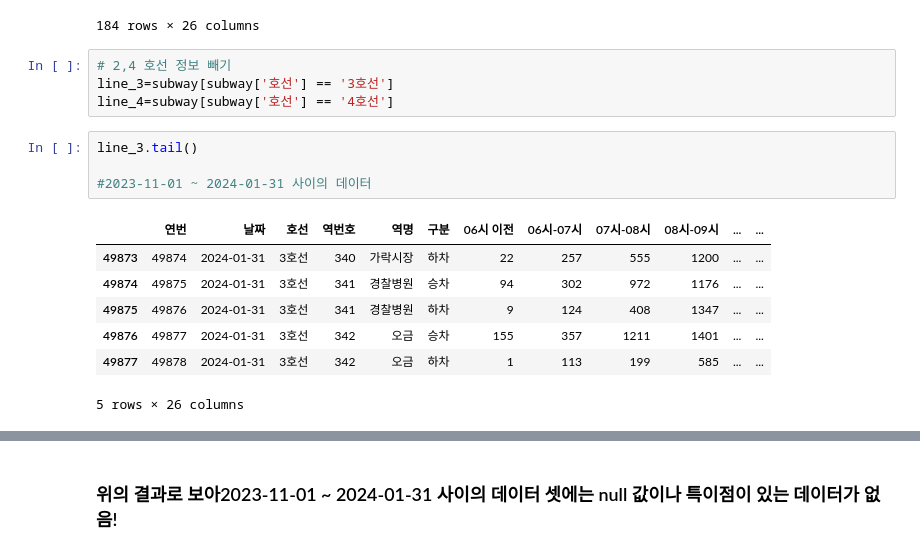
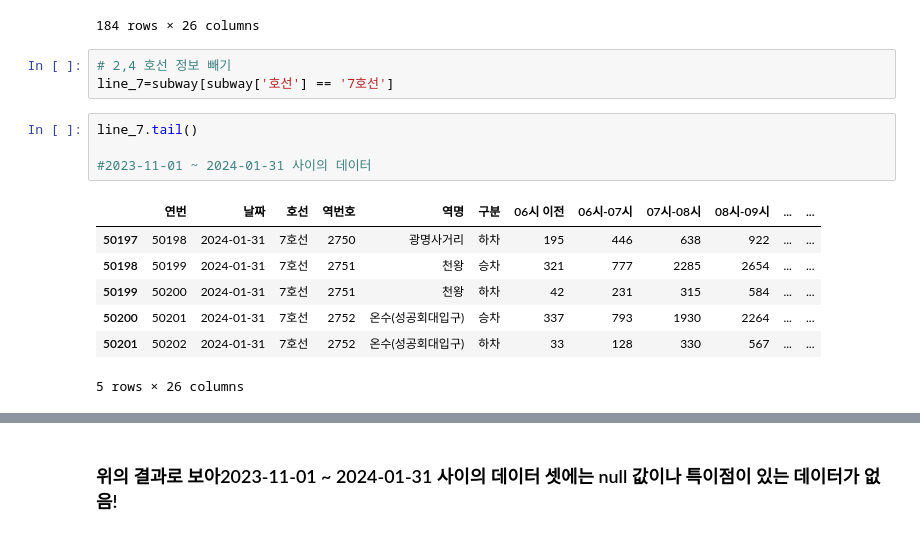
Before and after one commit to rhkddud0310/HaruSijack, a Jupyter notebook: DataAnalysis/지하철배차간격정제_ji.ipynb, the cells around one changed output, grey strips where cells are left out. Drawn from its saved outputs; the diff is of its cells as text.

```diff
--- a/DataAnalysis/2,4호선 정제.ipynb
+++ b/DataAnalysis/지하철배차간격정제_ji.ipynb
@@ -366,19 +390,18 @@ subway[subway['역명'] == '남위례']
 184 rows × 26 columns
 # %%
 # 2,4 호선 정보 빼기
-line_3=subway[subway['호선'] == '3호선']
-line_4=subway[subway['호선'] == '4호선']
+line_7=subway[subway['호선'] == '7호선']
 # %%
-line_3.tail()
+line_7.tail()
 
 #2023-11-01 ~ 2024-01-31 사이의 데이터
 # %% [output]
 |  | 연번 | 날짜 | 호선 | 역번호 | 역명 | 구분 | 06시 이전 | 06시-07시 | 07시-08시 | 08시-09시 | ... | ... |
-| 49873 | 49874 | 2024-01-31 | 3호선 | 340 | 가락시장 | 하차 | 22 | 257 | 555 | 1200 | ... | ... |
-| 49874 | 49875 | 2024-01-31 | 3호선 | 341 | 경찰병원 | 승차 | 94 | 302 | 972 | 1176 | ... | ... |
-| 49875 | 49876 | 2024-01-31 | 3호선 | 341 | 경찰병원 | 하차 | 9 | 124 | 408 | 1347 | ... | ... |
-| 49876 | 49877 | 2024-01-31 | 3호선 | 342 | 오금 | 승차 | 155 | 357 | 1211 | 1401 | ... | ... |
-| 49877 | 49878 | 2024-01-31 | 3호선 | 342 | 오금 | 하차 | 1 | 113 | 199 | 585 | ... | ... |
+| 50197 | 50198 | 2024-01-31 | 7호선 | 2750 | 광명사거리 | 하차 | 195 | 446 | 638 | 922 | ... | ... |
+| 50198 | 50199 | 2024-01-31 | 7호선 | 2751 | 천왕 | 승차 | 321 | 777 | 2285 | 2654 | ... | ... |
+| 50199 | 50200 | 2024-01-31 | 7호선 | 2751 | 천왕 | 하차 | 42 | 231 | 315 | 584 | ... | ... |
+| 50200 | 50201 | 2024-01-31 | 7호선 | 2752 | 온수(성공회대입구) | 승차 | 337 | 793 | 1930 | 2264 | ... | ... |
+| 50201 | 50202 | 2024-01-31 | 7호선 | 2752 | 온수(성공회대입구) | 하차 | 33 | 128 | 330 | 567 | ... | ... |
 5 rows × 26 columns
 # %%
 #2호선 데이터 확인
```
Also changed, not shown: parts of 18 cells of this notebook, 3 other files.
